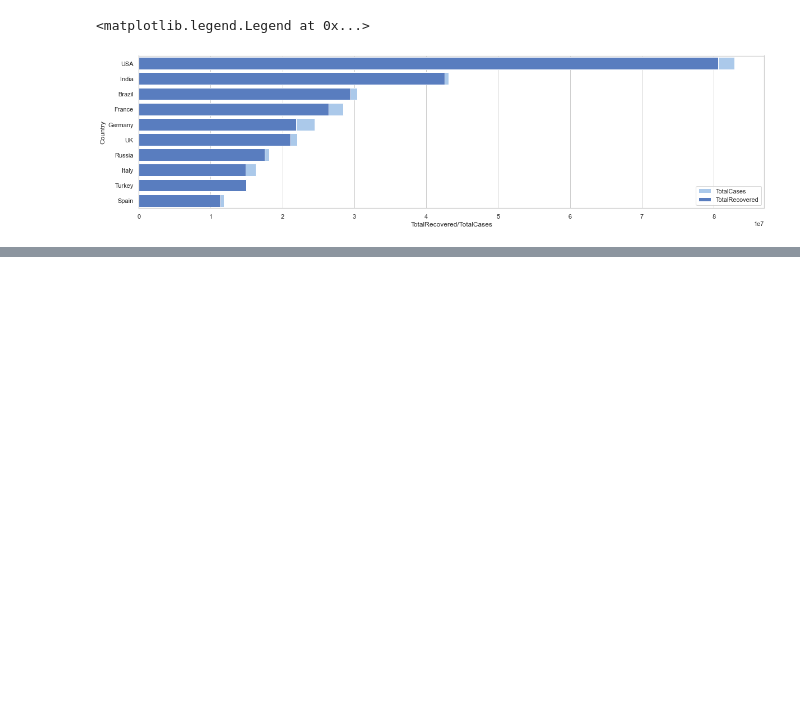
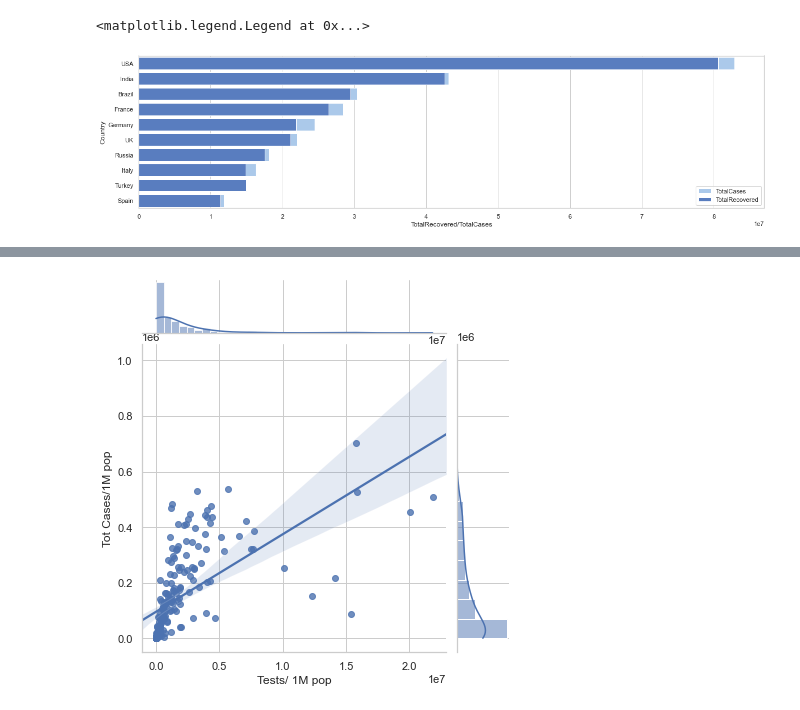
Before and after one commit to tonyvu1289/DV_lab01, a Jupyter notebook: minh.ipynb, the cells around one changed output, grey strips where cells are left out. Drawn from its saved outputs; the diff is of its cells as text; code cells hidden in the pictures; blank space fills up the shorter version.

```diff
--- a/minh.ipynb
+++ b/minh.ipynb
@@ -79,0 +81,4 @@ plt.legend()
+# %%
+g = sns.jointplot(x="Tests/ 1M pop", y="Tot Cases/1M pop", data=df,  kind="reg", truncate=False)
+# %% [output]
+[figure, added]
```
Also changed, not shown: parts of 2 cells of this notebook.
